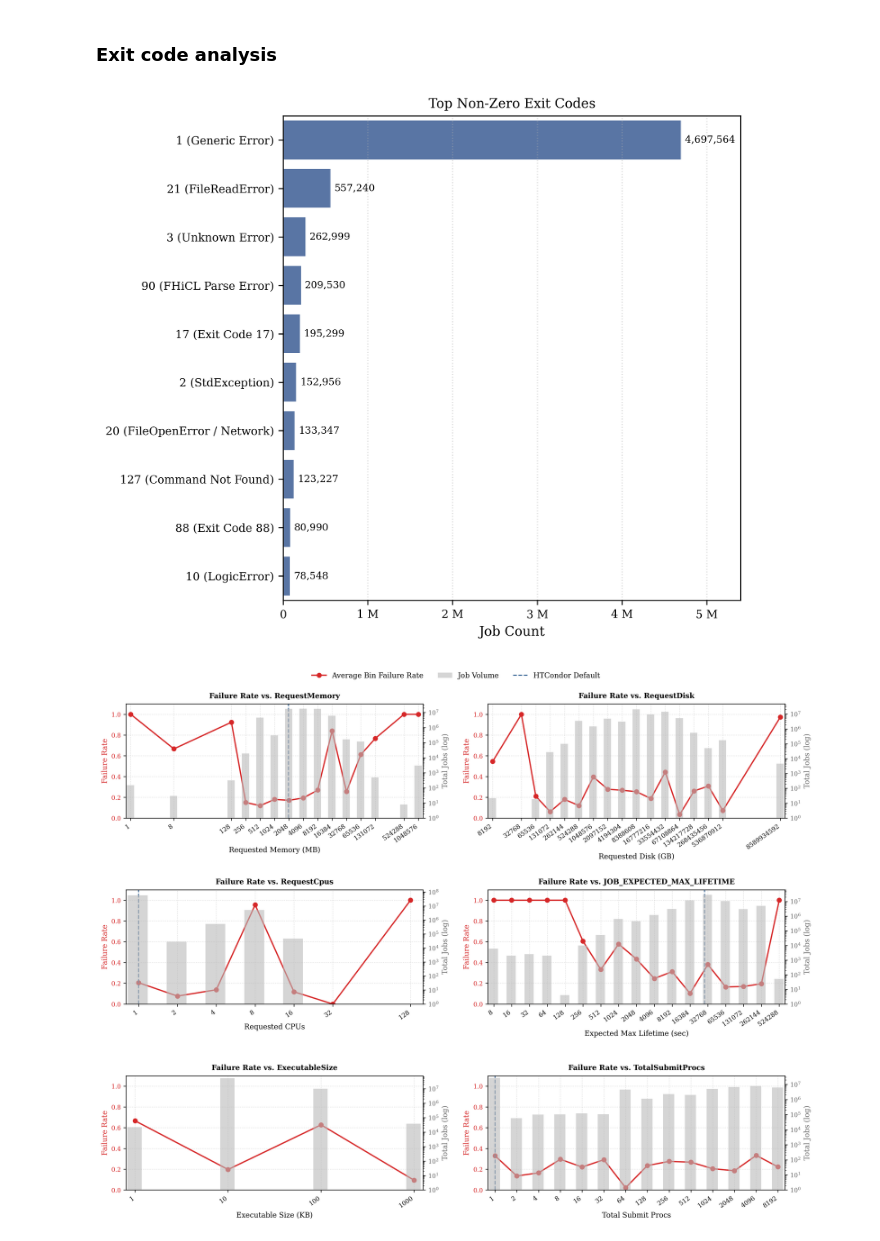
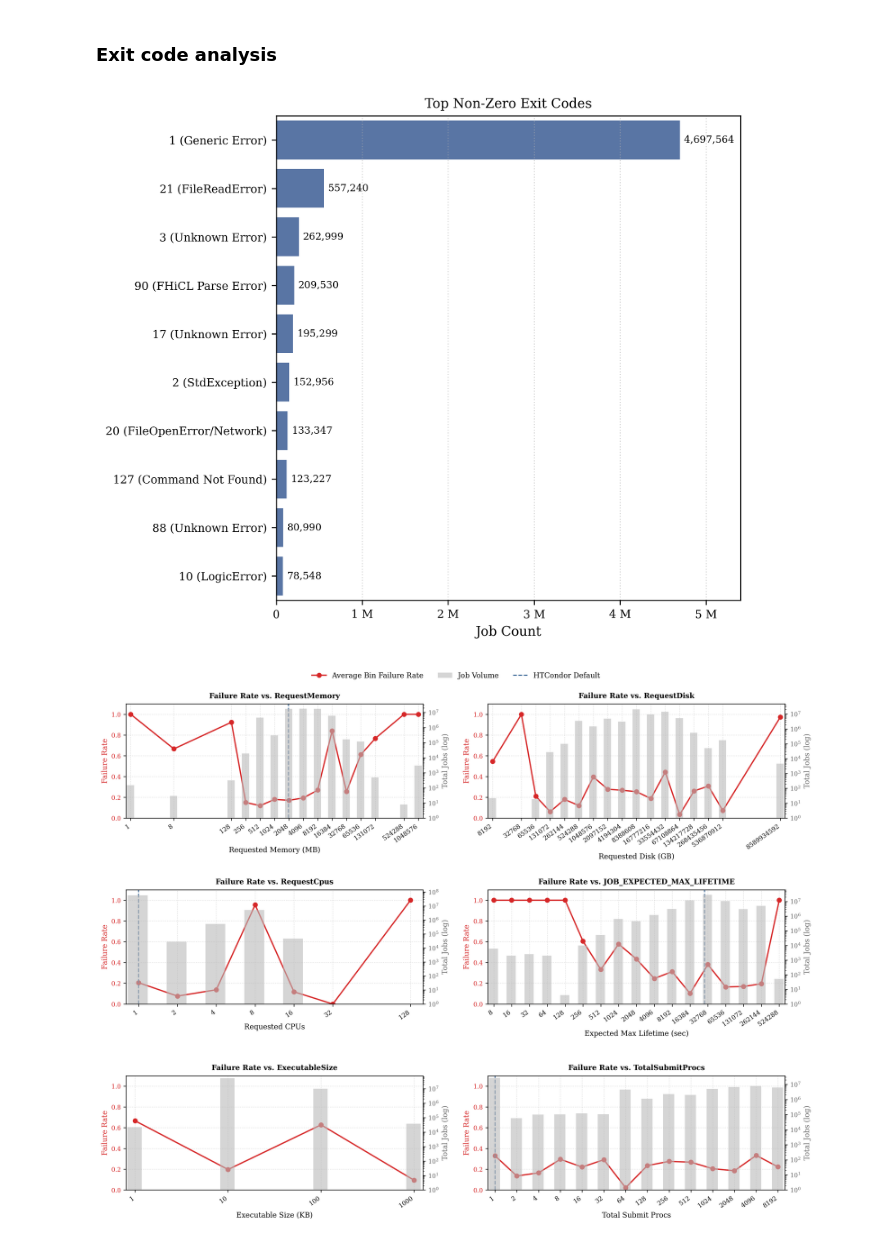
Before and after one commit to allisonaustin/batch-queue-prediction, a Jupyter notebook: scripts/attribution-modeling.ipynb, the cells around one changed output. Drawn from its saved outputs; the diff is of its cells as text; code cells hidden in the pictures.

Commit message:
generating figures, organizing files, updating docs

```diff
--- a/scripts/attribution-modeling.ipynb
+++ b/scripts/attribution-modeling.ipynb
@@ -480,6 +513,29 @@ plt.show()
 # %% [markdown]
 ### Exit code analysis
 # %%
+labels = {
+    "1": "1 (Generic Error)",
+    "2": "2 (StdException)",
+    "3": "3 (Unknown Error)",
+    "4": "4 (BadAlloc)",
+    "5": "5 (BadExceptionType)",
+    "6": "6 (ProductNotFound)",
+    "9": "9 (Configuration Error)",
+    "10": "10 (LogicError)",
+    "11": "11 (UnimplementedFeature)",
+    "12": "12 (InvalidReference)",
+    "13": "13 (InvalidParameter)",
+    "14": "14 (NullPointerError)",
+    "15": "15 (EventTimeout)",
+    "16": "16 (DataCorruption)",
+    "17": "17 (Unknown Error)",
+    "20": "20 (FileOpenError/Network)",
+    "21": "21 (FileReadError)",
+    "88": "88 (Unknown Error)",
+    "90": "90 (FHiCL Parse Error)",
+    "127": "127 (Command Not Found)"
+}
+
 fig, ax = plt.subplots(figsize=(7, 6), dpi=300)
 
 df_ec = (
@@ -493,38 +549,40 @@ df_ec = (
     .collect()
     .to_pandas()
 )
+
+df_ec["Label"] = df_ec["ExitCode"].map(lambda x: labels.get(str(x), f"ExitCode {x}"))
 
 sns.barplot(
     data=df_ec,
     y="Label",
     x="len",
     ax=ax,
     color=COLORS["bar_fill"],
     orient="h",
 )
 
 max_val = df_ec["len"].max()
 for i, count in enumerate(df_ec["len"]):
     ax.text(
         count + (max_val * 0.01),
         i,
         f"{count:,}",
         va="center",
         fontsize=7.5,
     )
 
 ax.set_xlim(0, max_val * 1.15)
 ax.set_xlabel("Job Count")
 ax.set_ylabel("")
 ax.set_title("Top Non-Zero Exit Codes")
 ax.grid(True, axis="x", linestyle=":", alpha=0.5)
 ax.xaxis.set_major_formatter(ticker.EngFormatter())
 
 plt.tight_layout()
-plt.savefig("exit_codes.pdf", bbox_inches="tight")
+plt.savefig("output/exit_codes_distribution.pdf", bbox_inches="tight")
 plt.show()
 # %% [output]
-[figure, old version]
+[figure, new version]
 # %%
 from matplotlib.lines import Line2D
 from matplotlib.patches import Patch
```
Also changed, not shown: parts of 27 cells of this notebook, 13 other files.
